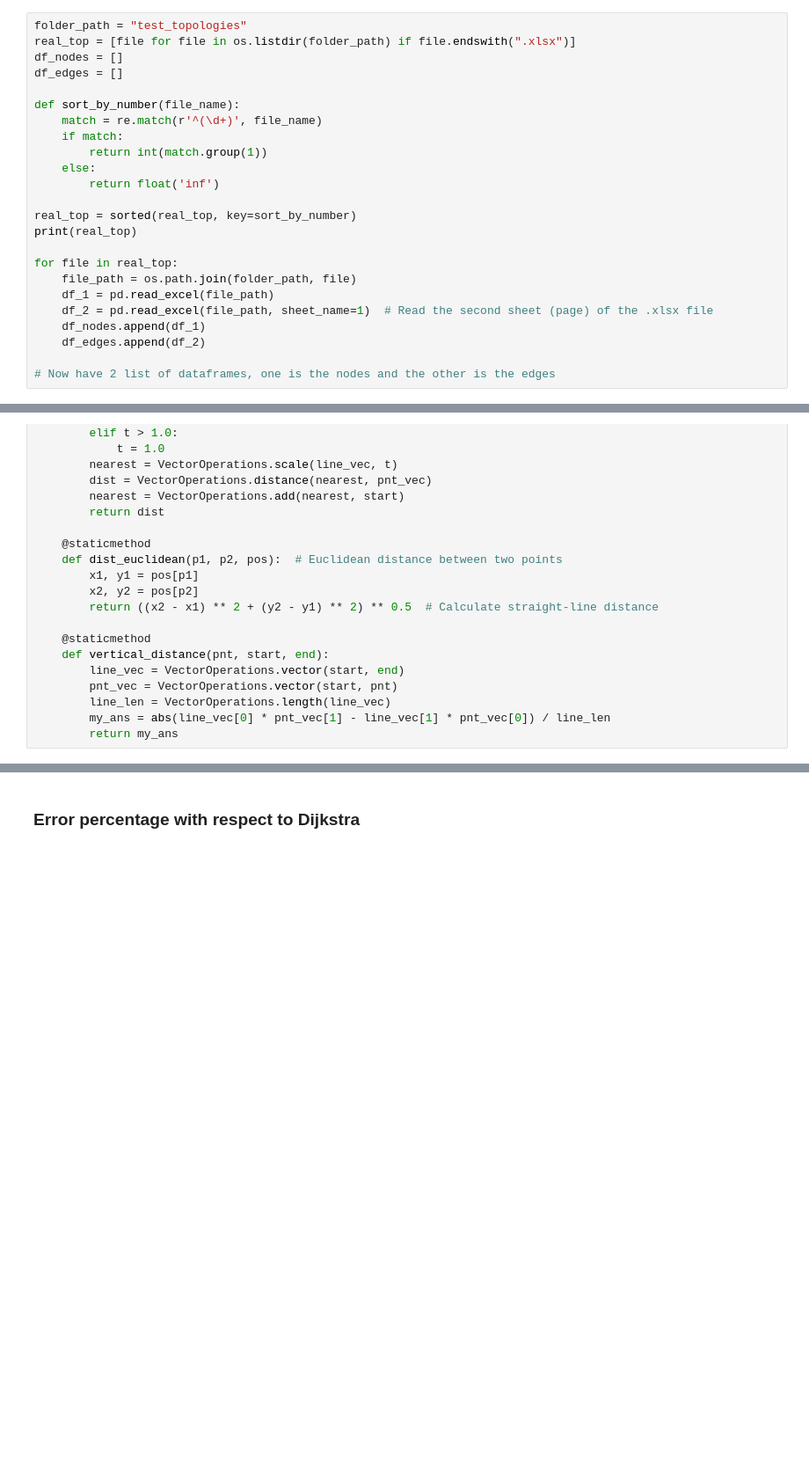
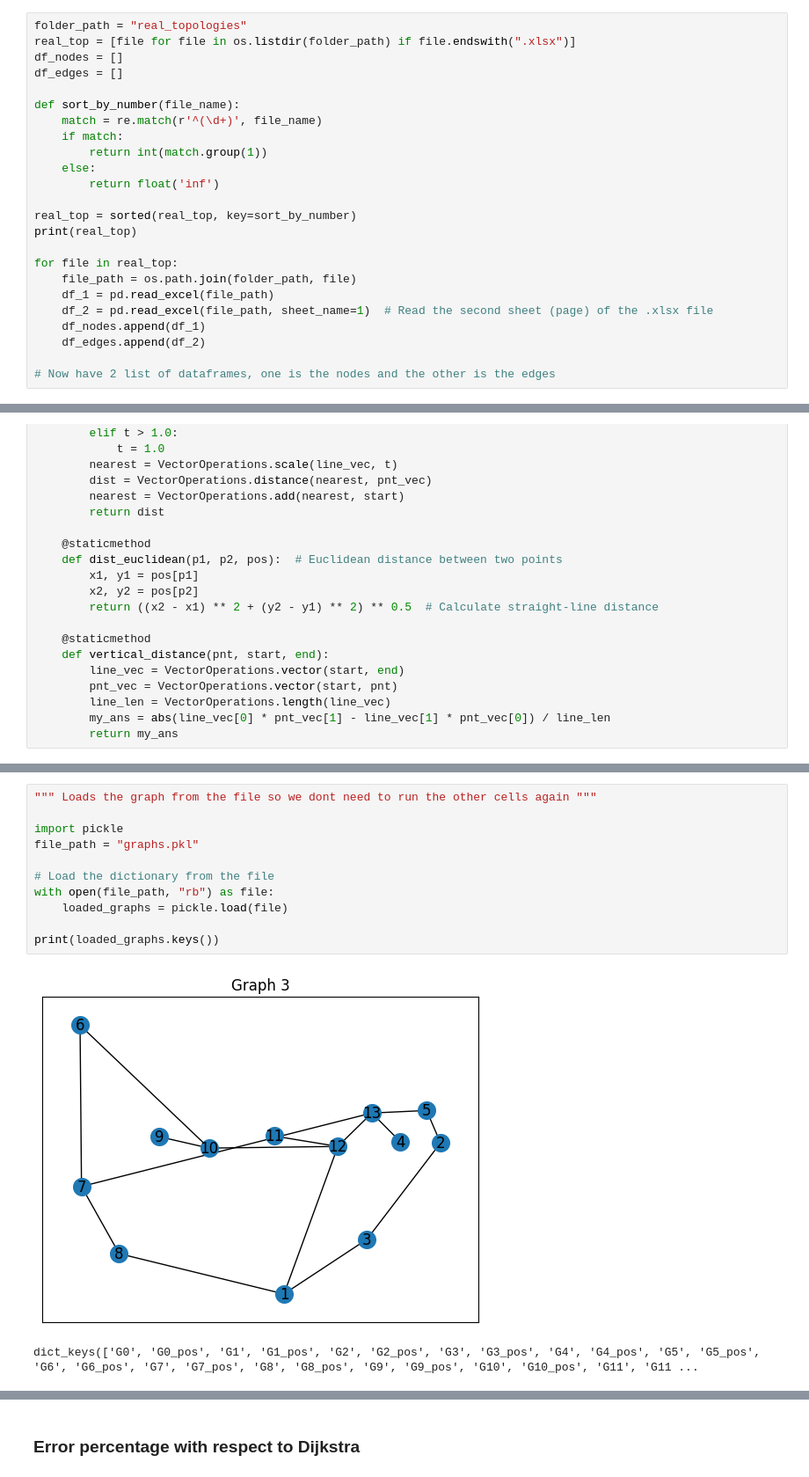
Before and after one commit to dylanljs04/human-gazed-algo, a Jupyter notebook: new_main.ipynb, the cells around one changed output, grey strips where cells are left out. Shown at 88% size. Saved outputs shown, nothing was run; the diff lists cells and outputs as text; blank space fills up the shorter version.

```diff
--- a/new_main.ipynb
+++ b/new_main.ipynb
@@ -15,7 +33,7 @@ import matplotlib.pyplot as plt
 import re
 import math
 # %%
-folder_path = "test_topologies"
+folder_path = "real_topologies"
 real_top = [file for file in os.listdir(folder_path) if file.endswith(".xlsx")]
 df_nodes = []
 df_edges = []
@@ -230,0 +182,14 @@ mean  -5.990285051709357
+# %%
+""" Loads the graph from the file so we dont need to run the other cells again """
+
+import pickle
+file_path = "graphs.pkl"
+
+# Load the dictionary from the file
+with open(file_path, "rb") as file:
+    loaded_graphs = pickle.load(file)
+
+print(loaded_graphs.keys())
+# %% [output]
+[figure, added]
+dict_keys(['G0', 'G0_pos', 'G1', 'G1_pos', 'G2', 'G2_pos', 'G3', 'G3_pos', 'G4', 'G4_pos', 'G5', 'G5_pos', 'G6', 'G6_pos', 'G7', 'G7_pos', 'G8', 'G8_pos', 'G9', 'G9_pos', 'G10', 'G10_pos', 'G11', 'G11 ...
```
Also changed, not shown: parts of 21 cells of this notebook, 4 other files.
